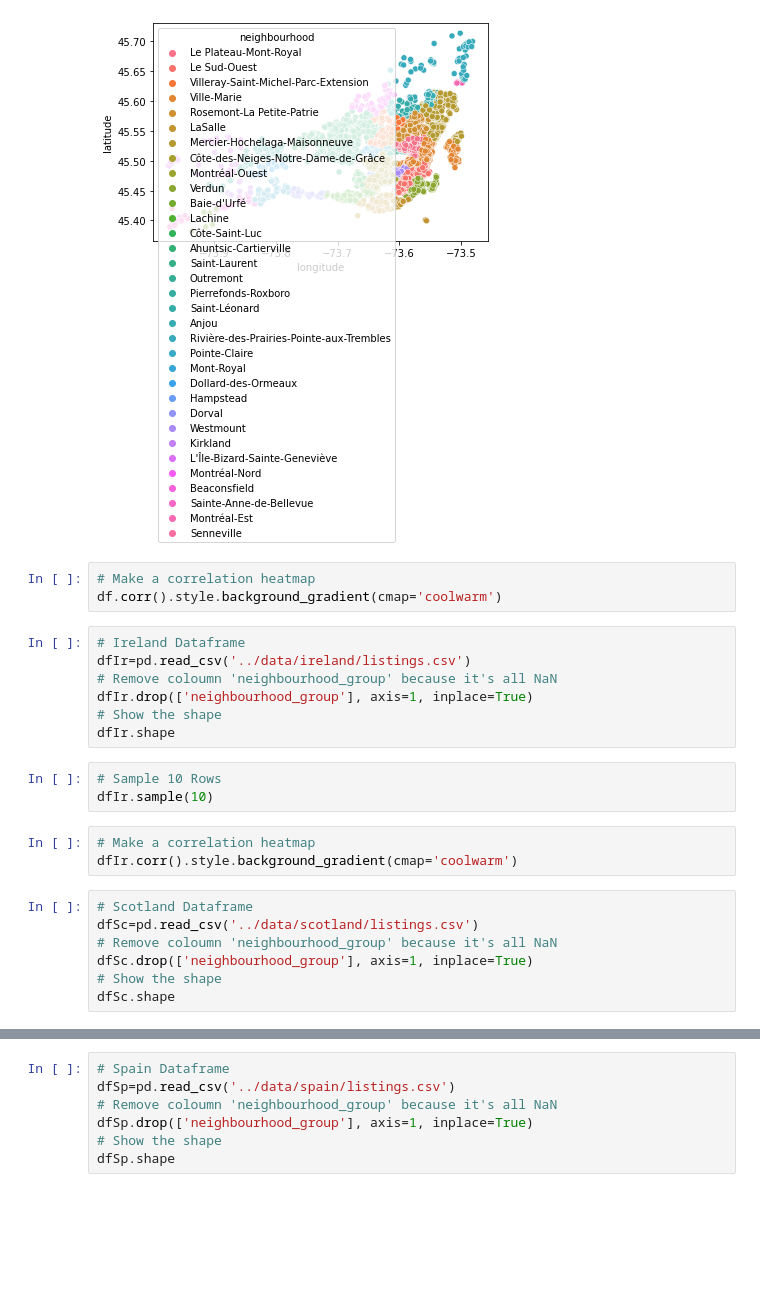
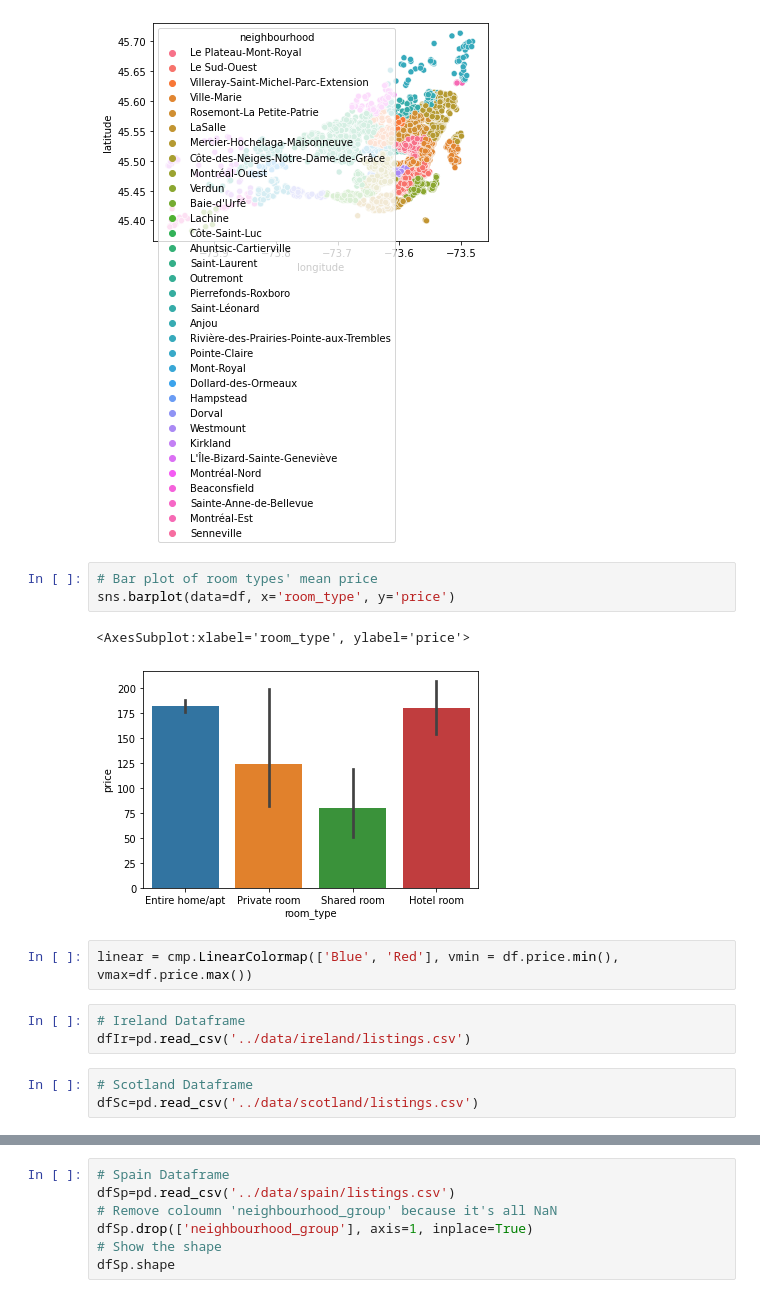
Before and after one commit to alyazidView/tourists, a Jupyter notebook: src/alyazidView.ipynb, the cells around one changed output, grey strips where cells are left out. Cells and saved outputs as stored; diff of their text form; blank space fills up the shorter version.

```diff
--- a/src/alyazidView.ipynb
+++ b/src/alyazidView.ipynb
@@ -50,26 +66,17 @@ ax.imshow(ruh_m, zorder=0, extent = BBox, aspect= 'equal')
 # %% [output]
 <matplotlib.image.AxesImage at 0x...>
 [figure]
-# %%
-# Make a correlation heatmap
-df.corr().style.background_gradient(cmap='coolwarm')
+# %%
+# Bar plot of room types' mean price
+sns.barplot(data=df, x='room_type', y='price')
+# %% [output]
+<AxesSubplot:xlabel='room_type', ylabel='price'>
+[figure, added]
+# %%
+linear = cmp.LinearColormap(['Blue', 'Red'], vmin = df.price.min(), vmax=df.price.max())
 # %%
 # Ireland Dataframe
 dfIr=pd.read_csv('../data/ireland/listings.csv')
-# Remove coloumn 'neighbourhood_group' because it's all NaN
-dfIr.drop(['neighbourhood_group'], axis=1, inplace=True)
-# Show the shape
-dfIr.shape
-# %%
-# Sample 10 Rows
-dfIr.sample(10)
-# %%
-# Make a correlation heatmap
-dfIr.corr().style.background_gradient(cmap='coolwarm')
 # %%
 # Scotland Dataframe
 dfSc=pd.read_csv('../data/scotland/listings.csv')
-# Remove coloumn 'neighbourhood_group' because it's all NaN
-dfSc.drop(['neighbourhood_group'], axis=1, inplace=True)
-# Show the shape
-dfSc.shape
```
Also changed, not shown: parts of 13 cells of this notebook.
